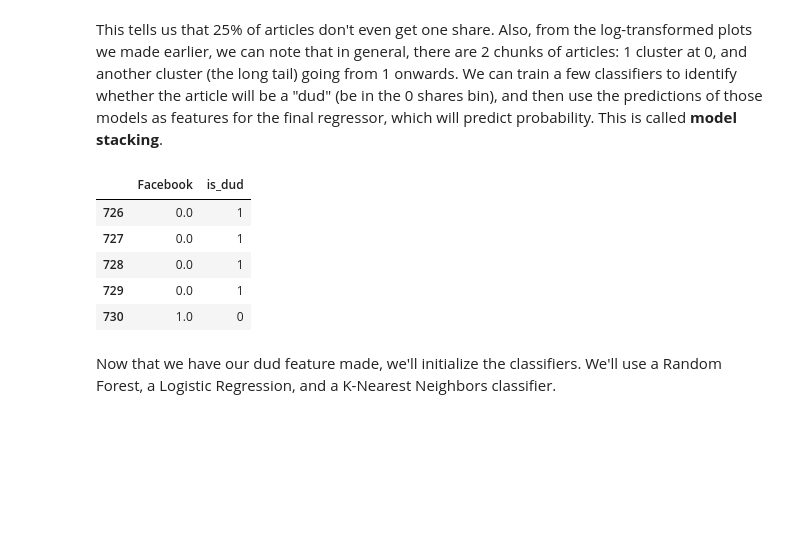
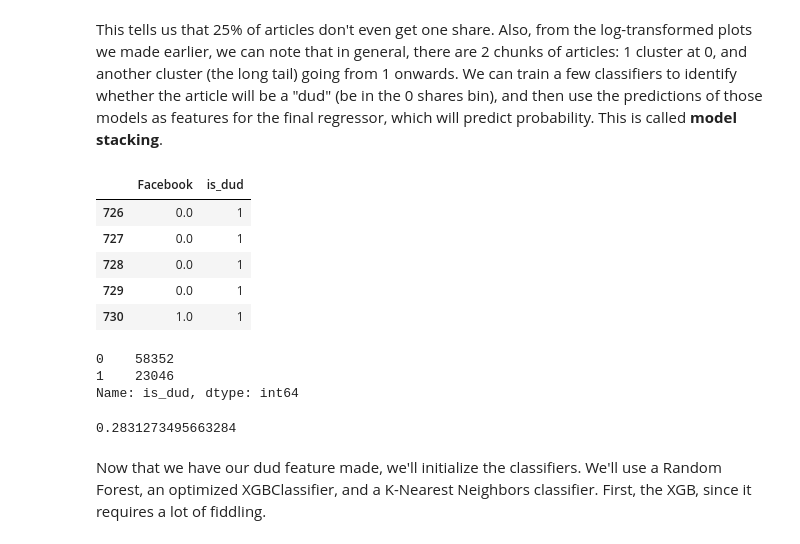
Before and after one commit to chambliss/Notebooks, a Jupyter notebook: Word2Vec_News_Analysis.ipynb, the cells around one changed output. Drawn from its saved outputs; the diff is of its cells as text; code cells hidden in the pictures; blank space fills up the shorter version.

```diff
--- a/Word2Vec_News_Analysis.ipynb
+++ b/Word2Vec_News_Analysis.ipynb
@@ -634,22 +610,33 @@ Name: Facebook, dtype: float64
 # %% [markdown]
 This tells us that 25% of articles don't even get one share. Also, from the log-transformed plots we made earlier, we can note that in general, there are 2 chunks of articles: 1 cluster at 0, and another cluster (the long tail) going from 1 onwards. We can train a few classifiers to identify whether the article will be a "dud" (be in the 0 shares bin), and then use the predictions of those models as features for the final regressor, which will predict probability. This is called **model stacking**.
 # %%
-# Define a quick function that will return 1 (true) if the article has 0 shares
+# Define a quick function that will return 1 (true) if the article has 0-1 share(s)
 def dud_finder(popularity):
-    if popularity == 0:
+    if popularity <= 1:
         return 1
     else:
         return 0
 
 # Create target column using the function
 fb_data_only_df['is_dud'] = fb_data_only_df['Facebook'].apply(dud_finder)
 fb_data_only_df[['Facebook', 'is_dud']].head()
 # %% [output]
 |  | Facebook | is_dud |
 | 726 | 0.0 | 1 |
 | 727 | 0.0 | 1 |
 | 728 | 0.0 | 1 |
 | 729 | 0.0 | 1 |
-| 730 | 1.0 | 0 |
+| 730 | 1.0 | 1 |
+# %%
+fb_data_only_df['is_dud'].value_counts()
+# %% [output]
+0    58352
+1    23046
+Name: is_dud, dtype: int64
+# %%
+# 28% of articles can be classified as "duds"
+fb_data_only_df['is_dud'].sum() / len(fb_data_only_df)
+# %% [output]
+0.2831273495663284
 # %% [markdown]
-Now that we have our dud feature made, we'll initialize the classifiers. We'll use a Random Forest, a Logistic Regression, and a K-Nearest Neighbors classifier.
+Now that we have our dud feature made, we'll initialize the classifiers. We'll use a Random Forest, an optimized XGBClassifier, and a K-Nearest Neighbors classifier. First, the XGB, since it requires a lot of fiddling.
```
Also changed, not shown: parts of 28 cells of this notebook.
